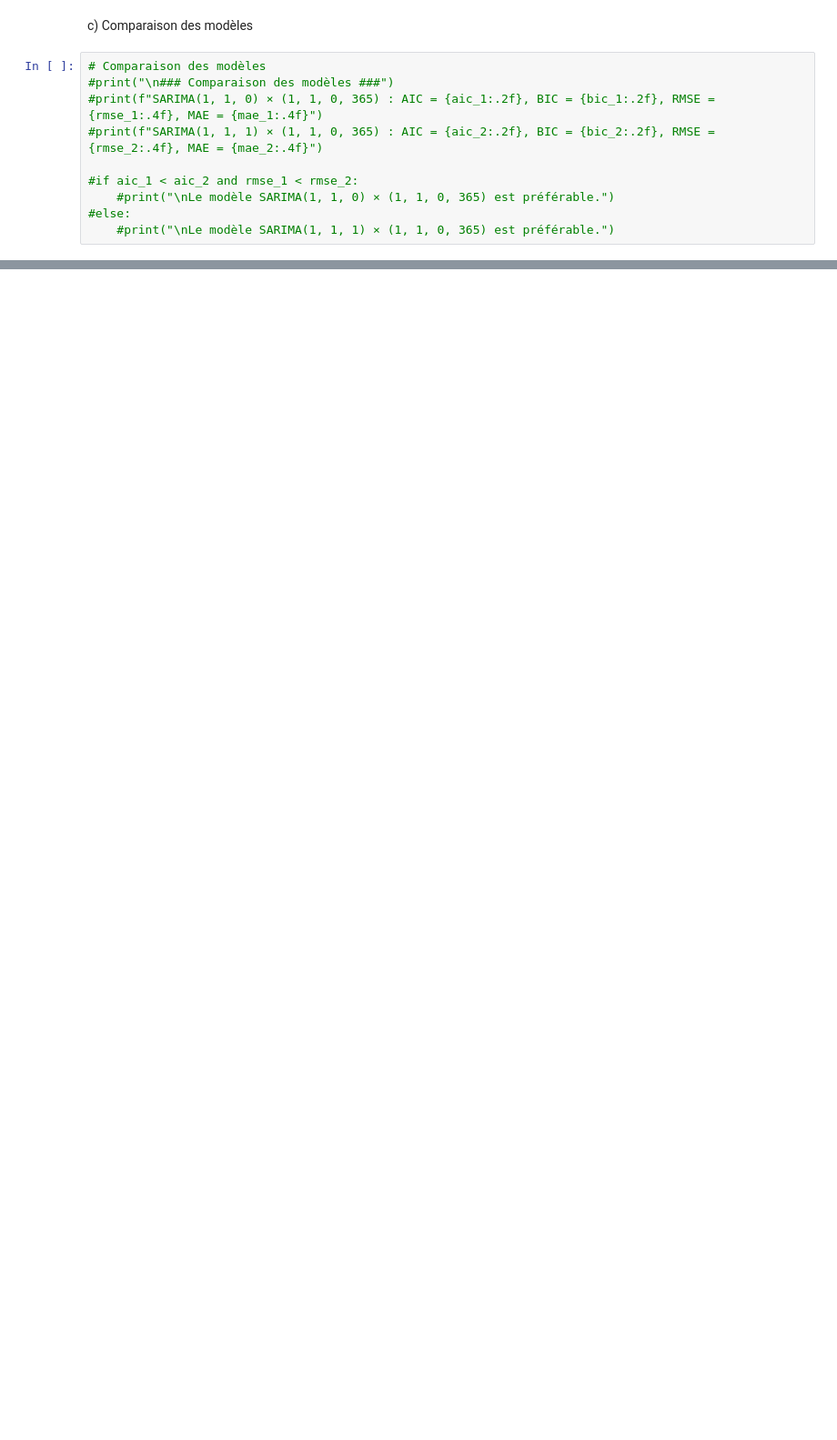
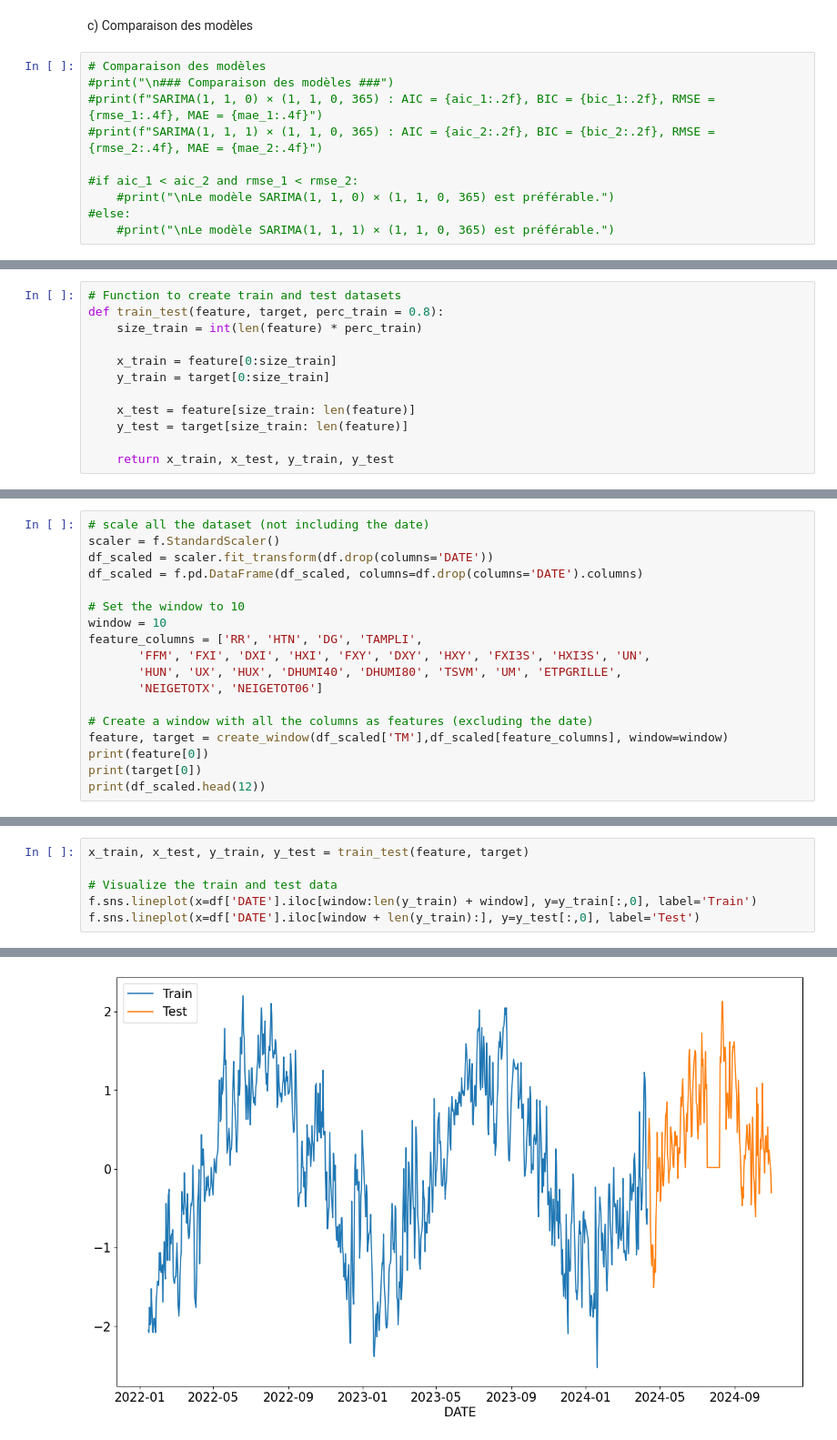
Before and after one commit to laureineCompaore/ProjetPython, a Jupyter notebook: Modélisation_finale.ipynb, the cells around one changed output, grey strips where cells are left out. Shown at 91% size. Cells and saved outputs as stored; diff of their text form; blank space fills up the shorter version.

```diff
--- a/Modélisation_finale.ipynb
+++ b/Modélisation_finale.ipynb
@@ -757,0 +820,12 @@ c) Comparaison des modèles
+# %%
+# Function to create train and test datasets
+def train_test(feature, target, perc_train = 0.8):
+    size_train = int(len(feature) * perc_train)
+
+    x_train = feature[0:size_train]
+    y_train = target[0:size_train]
+
+    x_test = feature[size_train: len(feature)]
+    y_test = target[size_train: len(feature)]
+
+    return x_train, x_test, y_train, y_test
@@ -757,0 +837,18 @@ c) Comparaison des modèles
+# %%
+# scale all the dataset (not including the date)
+scaler = f.StandardScaler()
+df_scaled = scaler.fit_transform(df.drop(columns='DATE'))
+df_scaled = f.pd.DataFrame(df_scaled, columns=df.drop(columns='DATE').columns)
+
+# Set the window to 10
+window = 10
+feature_columns = ['RR', 'HTN', 'DG', 'TAMPLI',
+       'FFM', 'FXI', 'DXI', 'HXI', 'FXY', 'DXY', 'HXY', 'FXI3S', 'HXI3S', 'UN',
+       'HUN', 'UX', 'HUX', 'DHUMI40', 'DHUMI80', 'TSVM', 'UM', 'ETPGRILLE',
+       'NEIGETOTX', 'NEIGETOT06']
+
+# Create a window with all the columns as features (excluding the date)
+feature, target = create_window(df_scaled['TM'],df_scaled[feature_columns], window=window)
+print(feature[0])
+print(target[0])
+print(df_scaled.head(12))
@@ -757,0 +875,7 @@ c) Comparaison des modèles
+# %%
+x_train, x_test, y_train, y_test = train_test(feature, target)
+
+# Visualize the train and test data
+f.sns.lineplot(x=df['DATE'].iloc[window:len(y_train) + window], y=y_train[:,0], label='Train')
+f.sns.lineplot(x=df['DATE'].iloc[window + len(y_train):], y=y_test[:,0], label='Test')
+# %% [output]
@@ -757,0 +883 @@ c) Comparaison des modèles
+[figure, added]
```
Also changed, not shown: parts of 41 cells of this notebook, 1 other file.
